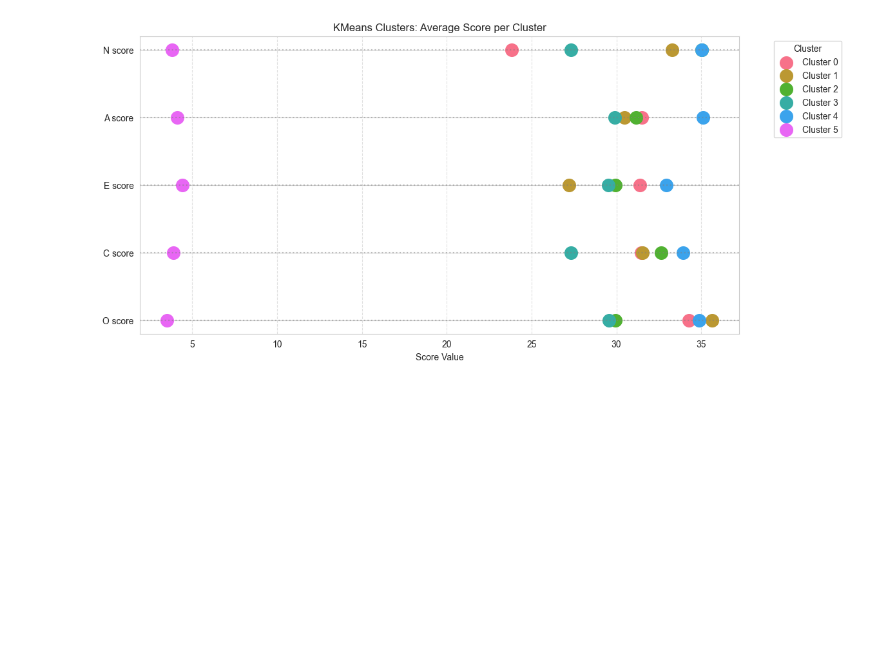
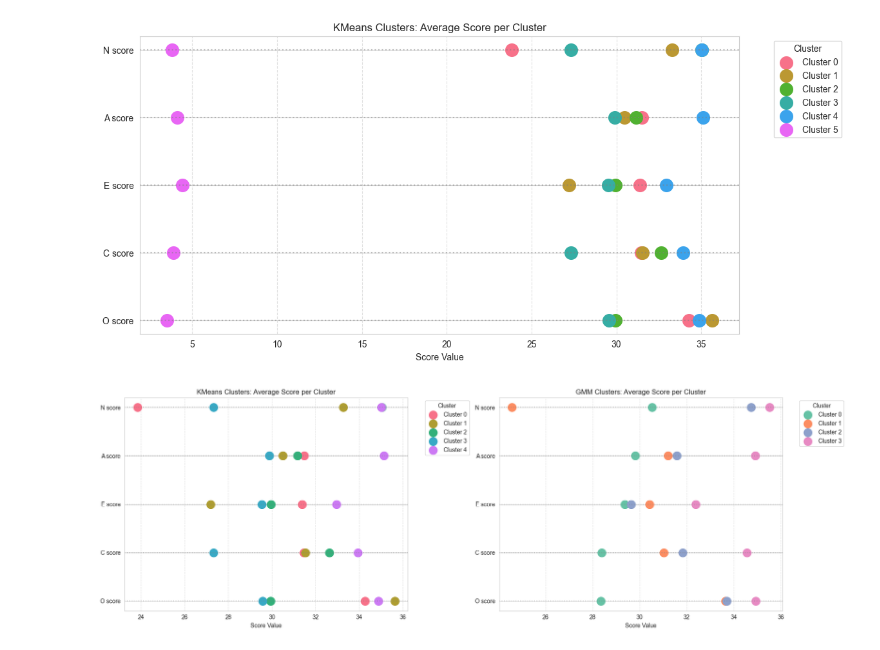
Before and after one commit to jbmages/capstone-project, a Jupyter notebook: notebooks/clustering_2.ipynb, the cells around one changed output. Cells and saved outputs as stored; diff of their text form; code cells hidden in the pictures; blank space fills up the shorter version.

Commit message:
cluster results

```diff
--- a/notebooks/clustering_2.ipynb
+++ b/notebooks/clustering_2.ipynb
@@ -157,3 +157,73 @@ plt.grid(axis="x", linestyle="--", alpha=0.6)
 plt.show()
 # %% [output]
 [figure]
+# %%
+import numpy as np
+import seaborn as sns
+import matplotlib.pyplot as plt
+
+# Define a flag for whether to remove the lowest average cluster
+remove_lowest_cluster = True  # Set to False to keep all clusters
+
+# Function to calculate and filter the lowest average cluster if needed
+def process_cluster_data(data, remove_lowest):
+    # Extract the last 5 columns before 'cluster'
+    score_data = data.iloc[:, -6:-1].copy()
+    score_data["cluster"] = data["cluster"]
+
+    # Compute the mean of each score per cluster
+    cluster_means = score_data.groupby("cluster").mean()
+
+    # If flag is True, remove the cluster with the lowest average for each score
+    if remove_lowest:
+        clusters_to_remove = set(cluster_means.idxmin().values)
+        cluster_means = cluster_means.drop(index=clusters_to_remove)
+
+    return cluster_means
+
+# Process KMeans data
+cluster_means_kmeans = process_cluster_data(data_kmeans, remove_lowest_cluster)
+
+# Process GMM data (dropping the second-to-last column for the clustering)
+cluster_means_gmm = process_cluster_data(data_gmm, remove_lowest_cluster)
+
+# Define colors for clusters (we use different palettes for KMeans and GMM)
+palette_kmeans = sns.color_palette("husl", cluster_means_kmeans.shape[0])
+palette_gmm = sns.color_palette("Set2", cluster_means_gmm.shape[0])
+
+# Set up the figure
+fig, axes = plt.subplots(1, 2, figsize=(18, 6))
+
+# Plot for KMeans
+for i, score in enumerate(cluster_means_kmeans.columns):
+    means = cluster_means_kmeans[score]
+    for j, (cluster, value) in enumerate(means.items()):
+        axes[0].scatter(value, i, color=palette_kmeans[j], s=200, label=f"Cluster {cluster}" if i == 0 else "")
+    axes[0].axhline(i, color="gray", linestyle="dotted", alpha=0.5)
+
+axes[0].set_yticks(range(len(cluster_means_kmeans.columns)))
+axes[0].set_yticklabels(cluster_means_kmeans.columns)
+axes[0].set_xlabel("Score Value")
+axes[0].set_title("KMeans Clusters: Average Score per Cluster")
+axes[0].legend(title="Cluster", bbox_to_anchor=(1.05, 1), loc="upper left")
+axes[0].grid(axis="x", linestyle="--", alpha=0.6)
+
+# Plot for GMM
+for i, score in enumerate(cluster_means_gmm.columns):
+    means = cluster_means_gmm[score]
+    for j, (cluster, value) in enumerate(means.items()):
+        axes[1].scatter(value, i, color=palette_gmm[j], s=200, label=f"Cluster {cluster}" if i == 0 else "")
+    axes[1].axhline(i, color="gray", linestyle="dotted", alpha=0.5)
+
+axes[1].set_yticks(range(len(cluster_means_gmm.columns)))
+axes[1].set_yticklabels(cluster_means_gmm.columns)
+axes[1].set_xlabel("Score Value")
+axes[1].set_title("GMM Clusters: Average Score per Cluster")
+axes[1].legend(title="Cluster", bbox_to_anchor=(1.05, 1), loc="upper left")
+axes[1].grid(axis="x", linestyle="--", alpha=0.6)
+
+# Show the plot
+plt.tight_layout()
+plt.show()
+# %% [output]
+[figure, added]
```
Also changed, not shown: parts of 2 cells of this notebook.
